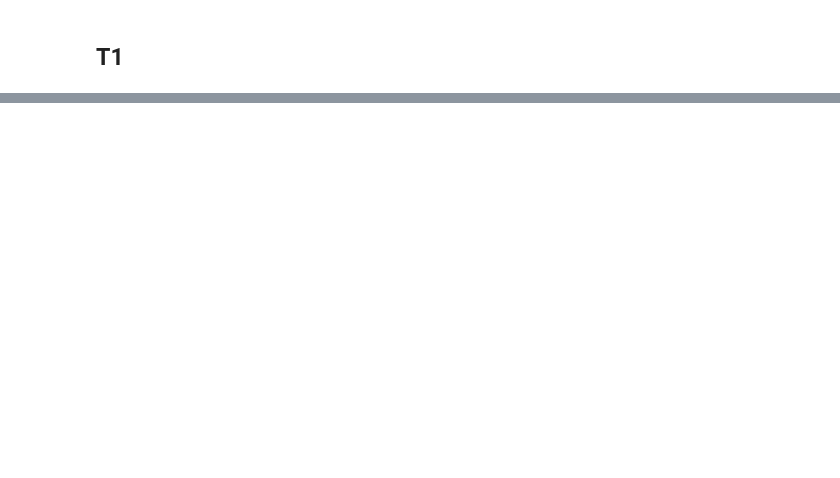
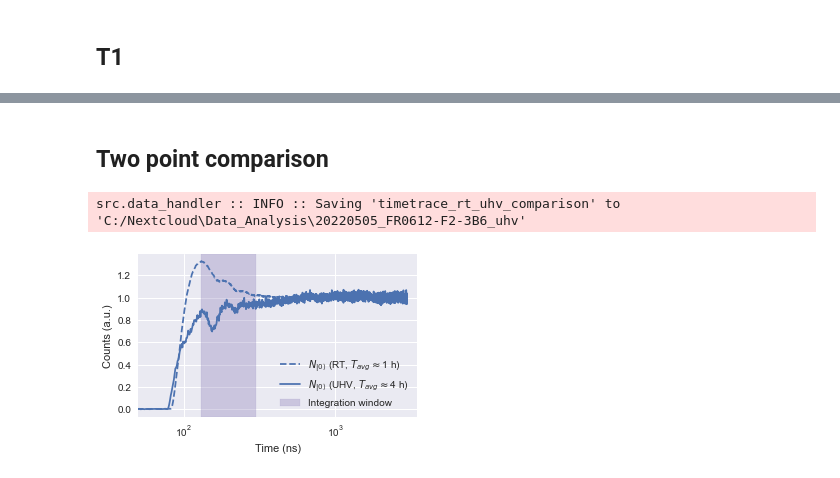
Before and after one commit to dineshpinto/qudi-hira-analysis, a Jupyter notebook: ExampleNotebook2.ipynb, the cells around one changed output, grey strips where cells are left out. Cells and saved outputs as stored; diff of their text form; code cells hidden in the pictures; blank space fills up the shorter version.

```diff
--- a/ExampleNotebook2.ipynb
+++ b/ExampleNotebook2.ipynb
@@ -62,6 +62,7 @@ tip_3P16_measurements = tip_3P16.load_measurement_list_into_dataclass_list([
         r"PulsedMeasurement\20220316-1545-42_ramsey_broken_cable_22dBm_pulsed_measurement_fig",
         r"Counter\20220316-2219-26_count_trace_fig",
         r"Counter\20220316-2246-44_count_trace_background_fig",
-        r"PulsedMeasurement\20220315-2050-39_odmr_22dBm_600ns_pulsed_measurement_fig"
+        r"PulsedMeasurement\20220315-2050-39_odmr_22dBm_600ns_pulsed_measurement_fig",
+        r"PulsedMeasurement\20220316-2214-59_rabi_twopoint_raw_timetrace"
     ]
 )
@@ -442,0 +522,29 @@ ax.set_ylabel("$P (m_s = 0)$")
+# %% [markdown]
+## Two point comparison
+# %%
+two_point_uhv = tip_3B6_uhv_measurements[1]
+two_point_rt = tip_3P16_measurements[5]
+
+fig, ax = plt.subplots(figsize=(5, 3))
+
+rt_trace = two_point_rt.pulsed.laser_pulses.data[0]
+rt_avg_time = two_point_rt.params['Approx. measurement time (s)'] / two_point_rt.params['Number of laser pulses']
+ax.plot(rt_trace / np.mean(rt_trace[2000:]), label=r"$N_{|0\rangle}$ (RT, $T_{avg} \approx $" + f"{round(rt_avg_time / 3600)} h)", linestyle="--")
+
+uhv_trace = two_point_uhv.pulsed.laser_pulses.data[0]
+uhv_avg_time = two_point_uhv.params['Approx. measurement time (s)'] / two_point_uhv.params['Number of laser pulses']
+ax.plot(uhv_trace / np.mean(uhv_trace[2000:]), label=r"$N_{|0\rangle}$ (UHV, $T_{avg} \approx $" + f"{round(uhv_avg_time / 3600)} h)", color="C0")
+
+ax.set_xscale("log")
+ax.set_xlim([50, 3500])
+ax.set_ylabel("Counts (a.u.)")
+ax.set_xlabel("Time (ns)")
+
+ax.axvspan(130, 300, alpha=0.3, label="Integration window", color="C3")
+
+ax.legend()
+
+tip_3B6_uhv.save_figures(fig, filename="timetrace_rt_uhv_comparison")
+# %% [output]
+src.data_handler :: INFO :: Saving 'timetrace_rt_uhv_comparison' to 'C:/Nextcloud\Data_Analysis\20220505_FR0612-F2-3B6_uhv'
+[figure, added]
```
Also changed, not shown: parts of 13 cells of this notebook, 1 other file.
